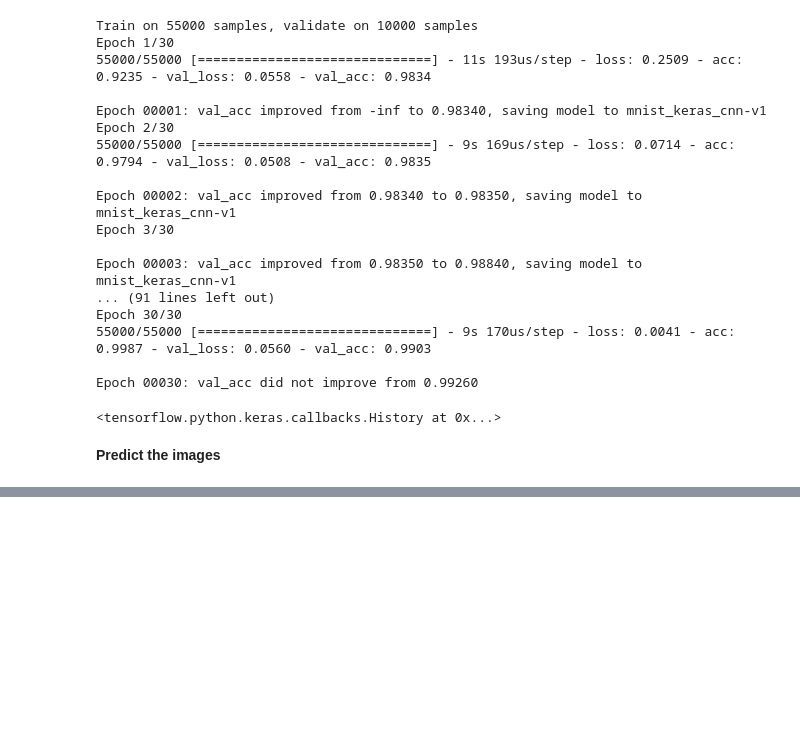
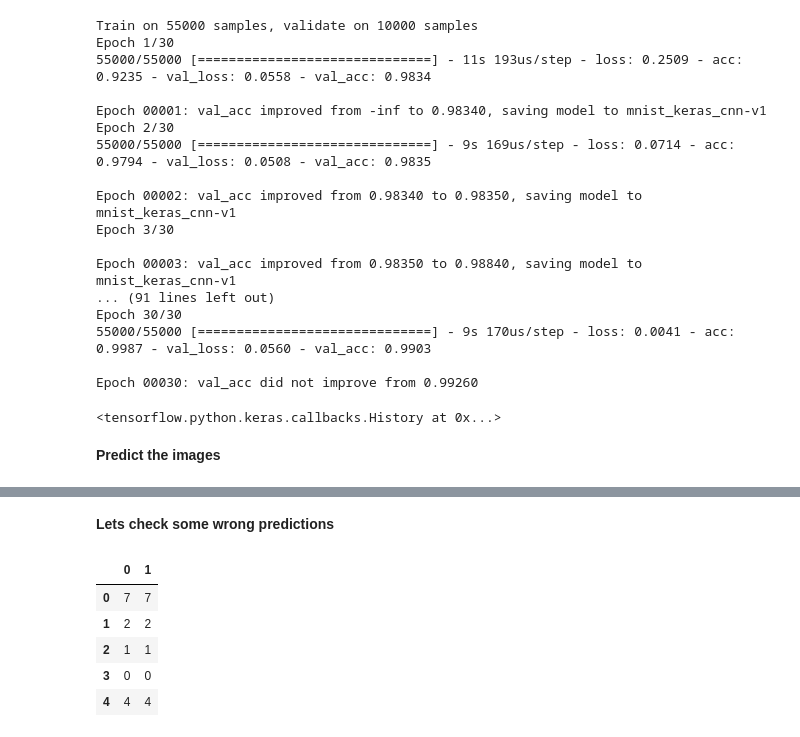
Before and after one commit to sayakgis/CSS, a Jupyter notebook: MNIST_CNN.ipynb, the cells around one changed output, grey strips where cells are left out. Cells and saved outputs as stored; diff of their text form; code cells hidden in the pictures; blank space fills up the shorter version.

```diff
--- a/MNIST_CNN.ipynb
+++ b/MNIST_CNN.ipynb
@@ -195,0 +198,2 @@ Predicted Number of picture 6682 is==> 9
+# %% [markdown]
+**Lets check some wrong predictions**
@@ -195,0 +202,10 @@ Predicted Number of picture 6682 is==> 9
+# %%
+df_compare=pd.DataFrame([np.argmax(y_pred,axis=1),np.argmax(testY,axis=1)]).T
+df_compare.head()
+# %% [output]
+|  | 0 | 1 |
+| 0 | 7 | 7 |
+| 1 | 2 | 2 |
+| 2 | 1 | 1 |
+| 3 | 0 | 0 |
+| 4 | 4 | 4 |
```
Also changed, not shown: parts of 4 cells of this notebook.
